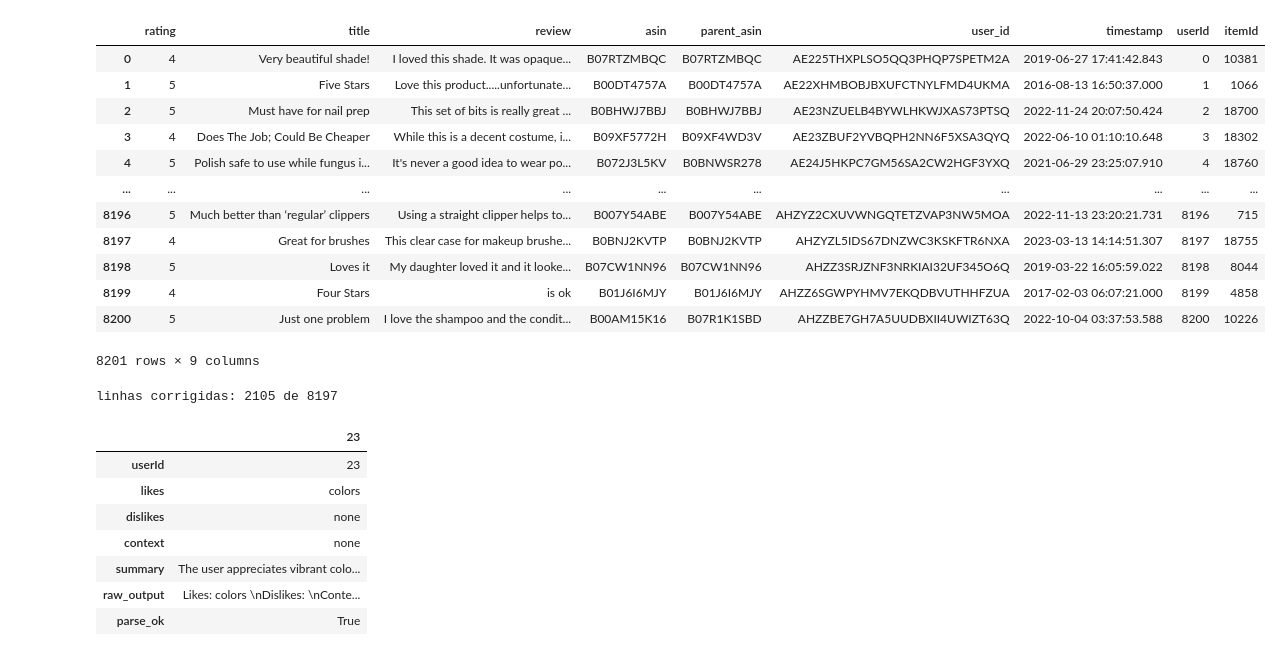
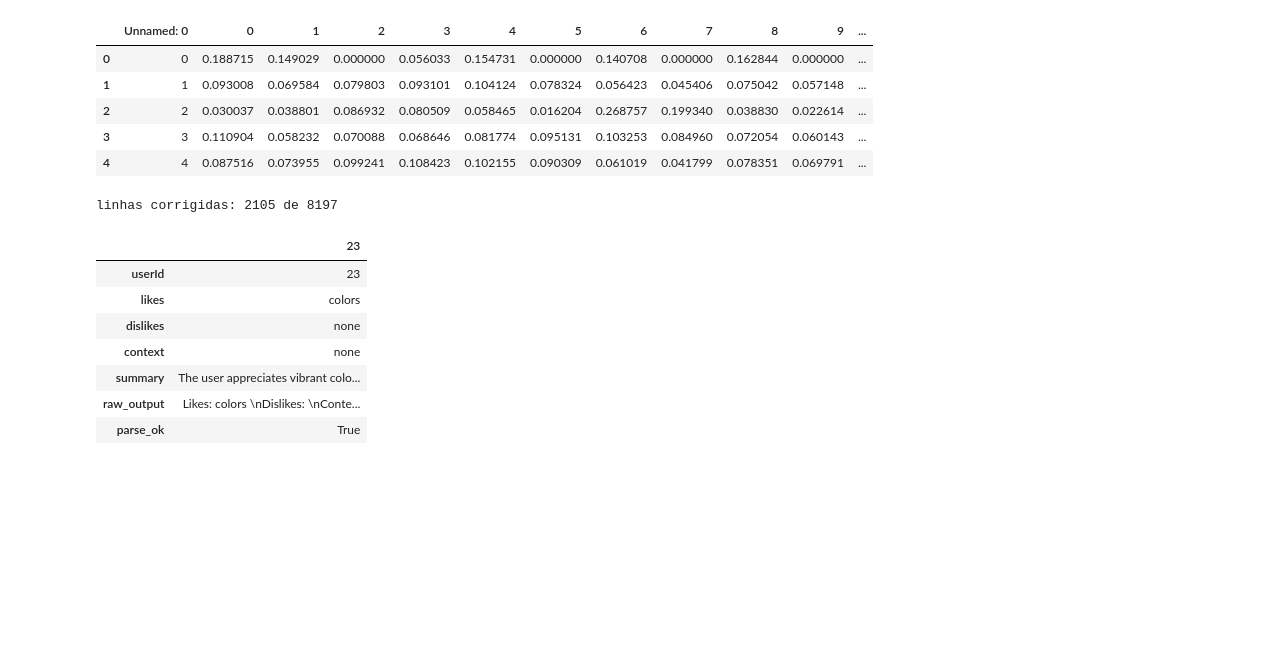
Before and after one commit to ferreira-eduardo/ghc2f, a Jupyter notebook: data/tst.ipynb, the cells around one changed output. Cells and saved outputs as stored; diff of their text form; code cells hidden in the pictures; blank space fills up the shorter version.

```diff
--- a/data/tst.ipynb
+++ b/data/tst.ipynb
@@ -6,22 +3,16 @@ df_train = pd.read_parquet(path)
 # %%
-path = 'all_beauty/splits/test.parquet'
-df_test = pd.read_parquet(path)
+path = 'imdb.parquet'
+df = pd.read_parquet(path)
+df_topics = pd.read_csv('topic_dist_imdb.csv')
 # %%
-df_test
+df_topics.head()
 # %% [output]
-|  | rating | title | review | asin | parent_asin | user_id | timestamp | userId | itemId |
-| 0 | 4 | Very beautiful shade! | I loved this shade. It was opaque... | B07RTZMBQC | B07RTZMBQC | AE225THXPLSO5QQ3PHQP7SPETM2A | 2019-06-27 17:41:42.843 | 0 | 10381 |
-| 1 | 5 | Five Stars | Love this product.....unfortunate... | B00DT4757A | B00DT4757A | AE22XHMBOBJBXUFCTNYLFMD4UKMA | 2016-08-13 16:50:37.000 | 1 | 1066 |
-| 2 | 5 | Must have for nail prep | This set of bits is really great ... | B0BHWJ7BBJ | B0BHWJ7BBJ | AE23NZUELB4BYWLHKWJXAS73PTSQ | 2022-11-24 20:07:50.424 | 2 | 18700 |
-| 3 | 4 | Does The Job; Could Be Cheaper | While this is a decent costume, i... | B09XF5772H | B09XF4WD3V | AE23ZBUF2YVBQPH2NN6F5XSA3QYQ | 2022-06-10 01:10:10.648 | 3 | 18302 |
-| 4 | 5 | Polish safe to use while fungus i... | It's never a good idea to wear po... | B072J3L5KV | B0BNWSR278 | AE24J5HKPC7GM56SA2CW2HGF3YXQ | 2021-06-29 23:25:07.910 | 4 | 18760 |
-| ... | ... | ... | ... | ... | ... | ... | ... | ... | ... |
-| 8196 | 5 | Much better than ‘regular’ clippers | Using a straight clipper helps to... | B007Y54ABE | B007Y54ABE | AHZYZ2CXUVWNGQTETZVAP3NW5MOA | 2022-11-13 23:20:21.731 | 8196 | 715 |
-| 8197 | 4 | Great for brushes | This clear case for makeup brushe... | B0BNJ2KVTP | B0BNJ2KVTP | AHZYZL5IDS67DNZWC3KSKFTR6NXA | 2023-03-13 14:14:51.307 | 8197 | 18755 |
-| 8198 | 5 | Loves it | My daughter loved it and it looke... | B07CW1NN96 | B07CW1NN96 | AHZZ3SRJZNF3NRKIAI32UF345O6Q | 2019-03-22 16:05:59.022 | 8198 | 8044 |
-| 8199 | 4 | Four Stars | is ok | B01J6I6MJY | B01J6I6MJY | AHZZ6SGWPYHMV7EKQDBVUTHHFZUA | 2017-02-03 06:07:21.000 | 8199 | 4858 |
-| 8200 | 5 | Just one problem | I love the shampoo and the condit... | B00AM15K16 | B07R1K1SBD | AHZZBE7GH7A5UUDBXII4UWIZT63Q | 2022-10-04 03:37:53.588 | 8200 | 10226 |
+|  | Unnamed: 0 | 0 | 1 | 2 | 3 | 4 | 5 | 6 | 7 | 8 | 9 | ... |
+| 0 | 0 | 0.188715 | 0.149029 | 0.000000 | 0.056033 | 0.154731 | 0.000000 | 0.140708 | 0.000000 | 0.162844 | 0.000000 | ... |
+| 1 | 1 | 0.093008 | 0.069584 | 0.079803 | 0.093101 | 0.104124 | 0.078324 | 0.056423 | 0.045406 | 0.075042 | 0.057148 | ... |
+| 2 | 2 | 0.030037 | 0.038801 | 0.086932 | 0.080509 | 0.058465 | 0.016204 | 0.268757 | 0.199340 | 0.038830 | 0.022614 | ... |
+| 3 | 3 | 0.110904 | 0.058232 | 0.070088 | 0.068646 | 0.081774 | 0.095131 | 0.103253 | 0.084960 | 0.072054 | 0.060143 | ... |
+| 4 | 4 | 0.087516 | 0.073955 | 0.099241 | 0.108423 | 0.102155 | 0.090309 | 0.061019 | 0.041799 | 0.078351 | 0.069791 | ... |
-8201 rows × 9 columns
 # %%
 import re
 
```
Also changed, not shown: parts of 1 cell of this notebook, 27 other files.
